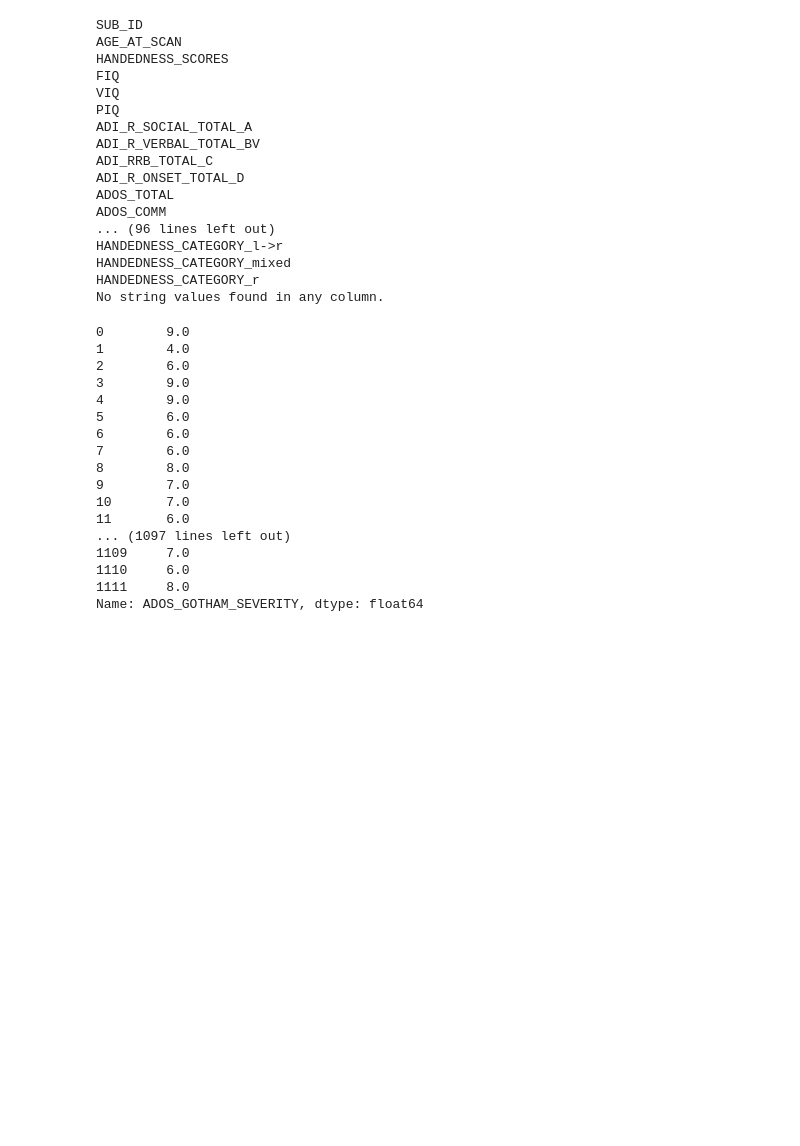
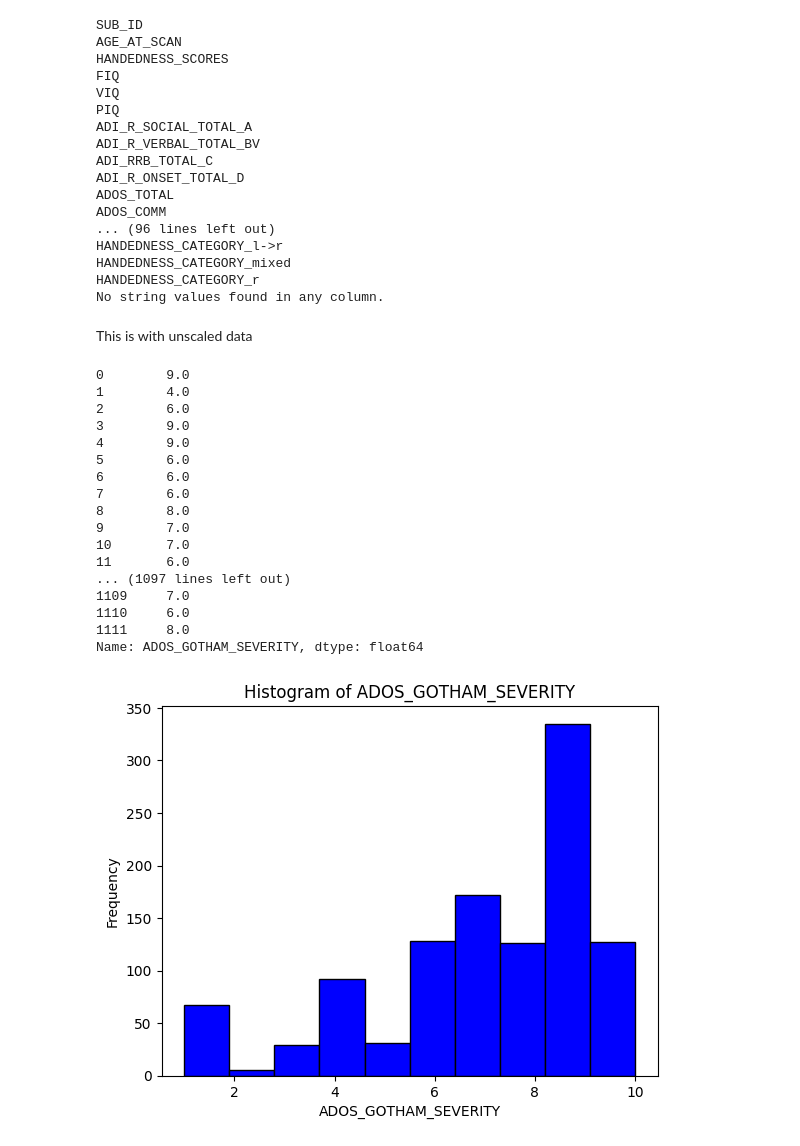
Before and after one commit to allison2368/Autism-Brain-Imaging-Data-Exchange-ABIDE-, a Jupyter notebook: knn.ipynb, the cells around one changed output. Cells and saved outputs as stored; diff of their text form; code cells hidden in the pictures; blank space fills up the shorter version.

```diff
--- a/knn.ipynb
+++ b/knn.ipynb
@@ -155,6 +150,8 @@ HANDEDNESS_CATEGORY_l->r
 HANDEDNESS_CATEGORY_mixed
 HANDEDNESS_CATEGORY_r
 No string values found in any column.
+# %% [markdown]
+This is with unscaled data
 # %%
 
 # i want to impute the data, use sklearn knn imputer
@@ -162,30 +159,47 @@ No string values found in any column.
 from sklearn.impute import KNNImputer
 
 imputer = KNNImputer(n_neighbors=1)
 # Convert the DataFrame to a NumPy array
 data_array = one_hot_encoded_data.values
 
 # Fit the imputer to the data and transform it
 imputed_data_array = imputer.fit_transform(data_array)
 
 # Convert the imputed NumPy array back to a DataFrame
 imputed_df = pd.DataFrame(imputed_data_array, columns=one_hot_encoded_data.columns)
 print(imputed_df['ADOS_GOTHAM_SEVERITY'])
+
+import pandas as pd
+import matplotlib.pyplot as plt
+
+# Assuming you already have imputed_df DataFrame created
+
+# Plot histogram
+plt.hist(imputed_df['ADOS_GOTHAM_SEVERITY'], bins=10, color='blue', edgecolor='black')
+
+# Add labels and title
+plt.xlabel('ADOS_GOTHAM_SEVERITY')
+plt.ylabel('Frequency')
+plt.title('Histogram of ADOS_GOTHAM_SEVERITY')
+
+# Show plot
+plt.show()
 # %% [output]
 0        9.0
 1        4.0
 2        6.0
 3        9.0
 4        9.0
 5        6.0
 6        6.0
 7        6.0
 8        8.0
 9        7.0
 10       7.0
 11       6.0
 ... (1097 lines left out)
 1109     7.0
 1110     6.0
 1111     8.0
 Name: ADOS_GOTHAM_SEVERITY, dtype: float64
+[figure, added]
```
Also changed, not shown: parts of 4 cells of this notebook.
